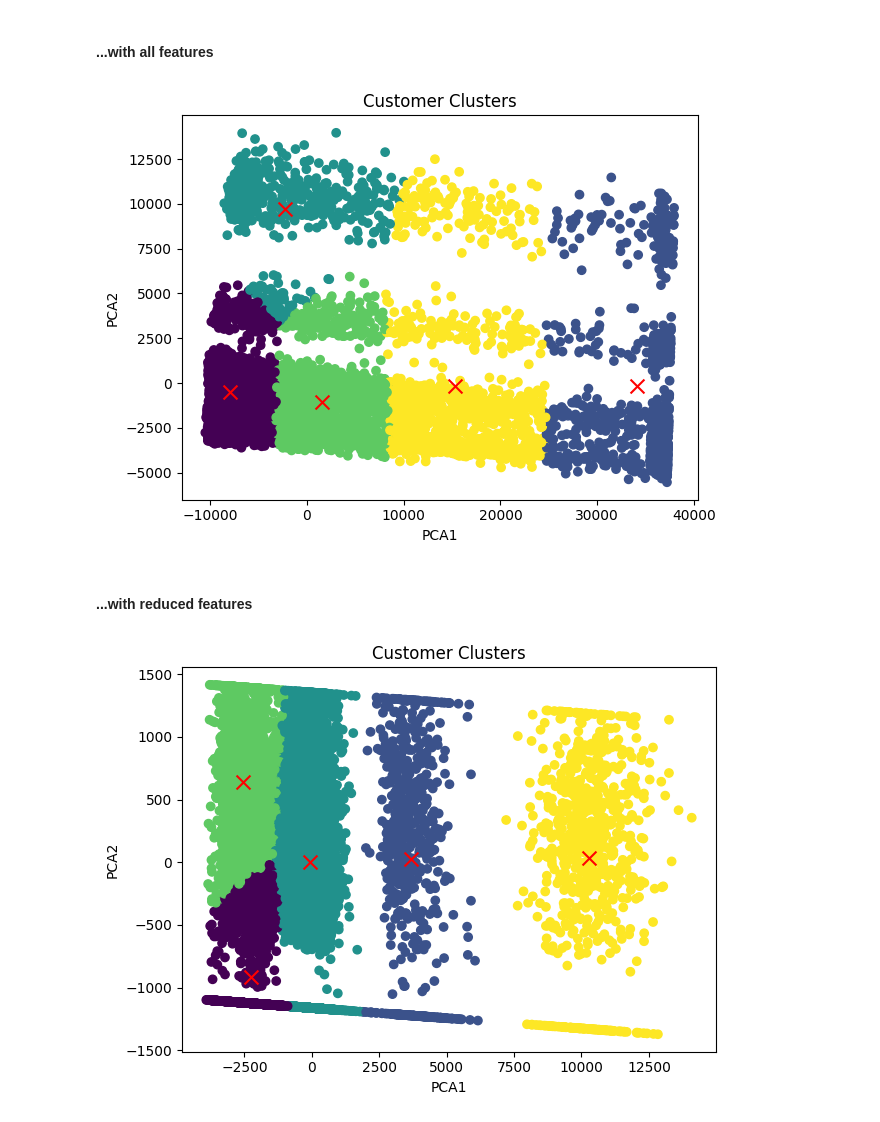
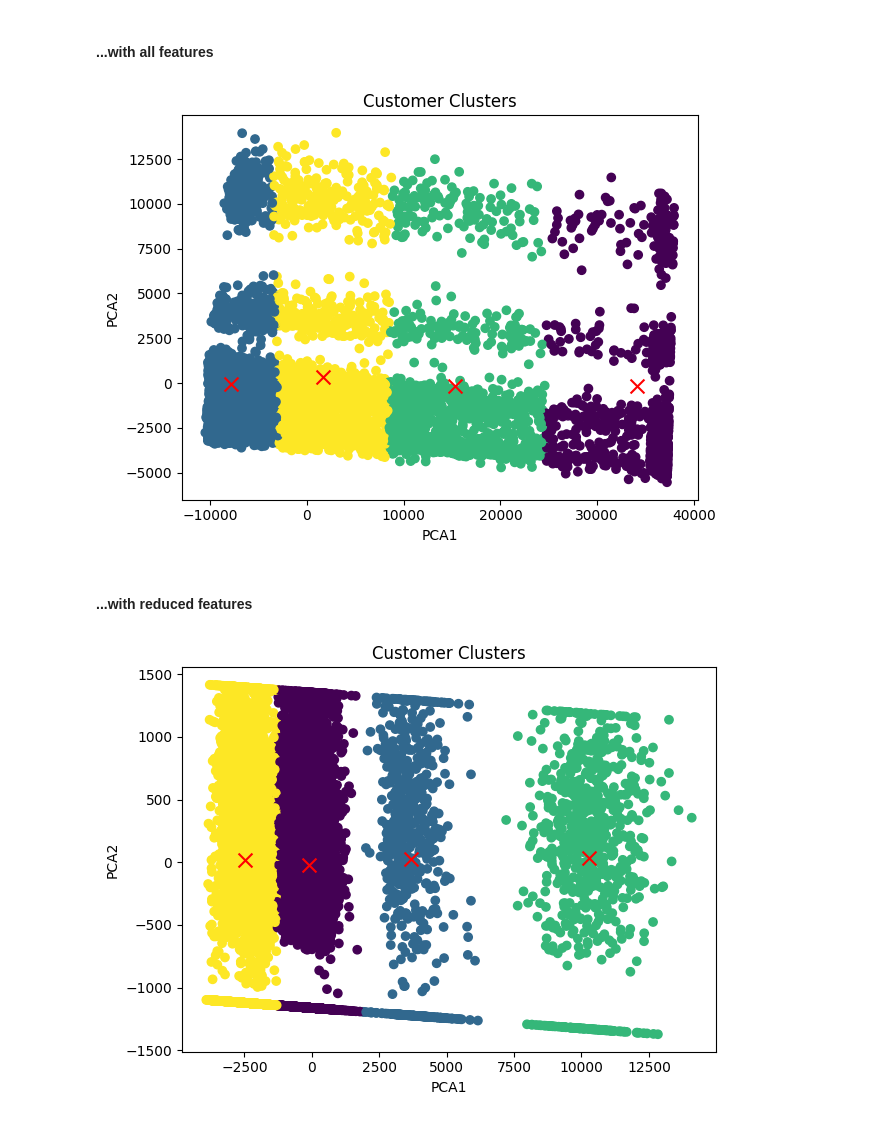
Before and after one commit to vitaly-shalem/ChurnPrediction, a Jupyter notebook: notebooks/12.clustering_take_2.ipynb, the cells around one changed output. Drawn from its saved outputs; the diff is of its cells as text; code cells hidden in the pictures.

```diff
--- a/notebooks/12.clustering_take_2.ipynb
+++ b/notebooks/12.clustering_take_2.ipynb
@@ -78,5 +78,5 @@ plot_elbow(df_data, False, True)
 # %%
-num_clusters = 5
+num_clusters = 4
 # %% [markdown]
 #### ...with all features
 # %%
@@ -87,15 +87,15 @@ df_data_pca, centers = apply_pca(df_data, model_all)
 # Scatter plot
 plot_clusters(df_data_pca, centers, model_all)
 # %% [output]
-[figure, old version]
+[figure, new version]
 # %% [markdown]
 #### ...with reduced features
 # %%
 model_reduced = train_kmeans(df_data_reduced, num_clusters, scale=False, zscore=False)
 # %%
 # plot results
-df_data_reduced_pca, centers = apply_pca(df_data_reduced, model_reduced)
+df_data_reduced_pca, centers_mr = apply_pca(df_data_reduced, model_reduced)
 # Scatter plot
-plot_clusters(df_data_reduced_pca, centers, model_reduced)
+plot_clusters(df_data_reduced_pca, centers_mr, model_reduced)
 # %% [output]
-[figure, old version]
+[figure, new version]
```
Also changed, not shown: parts of 11 cells of this notebook, 1 other file.
